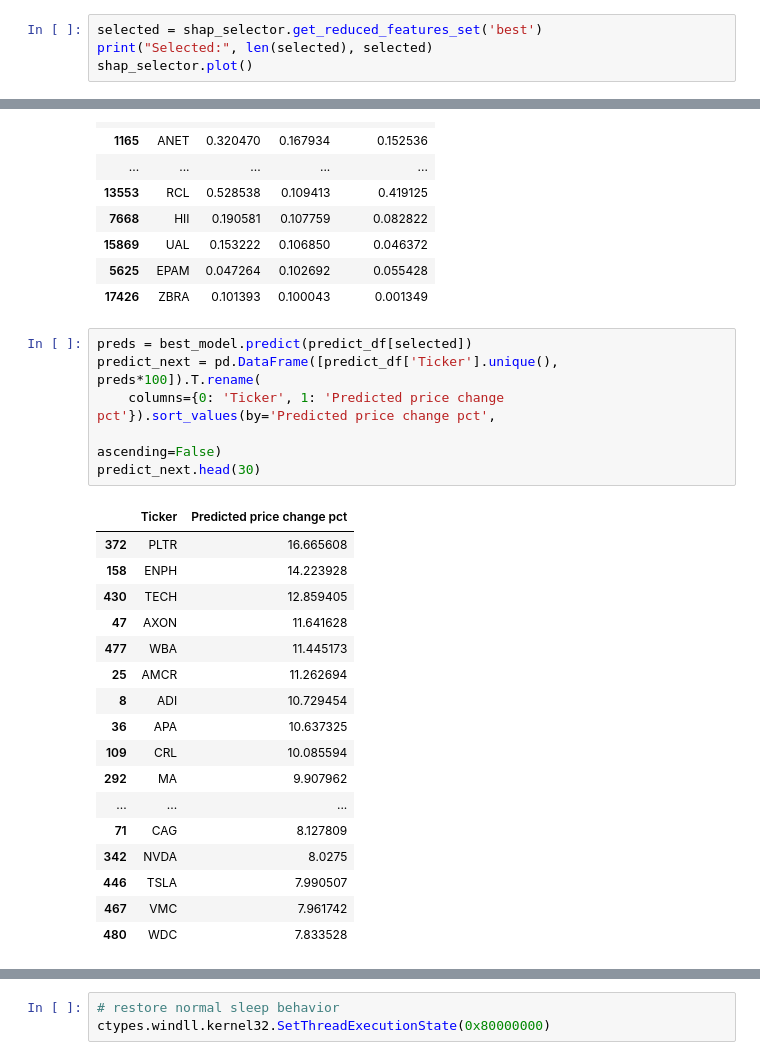
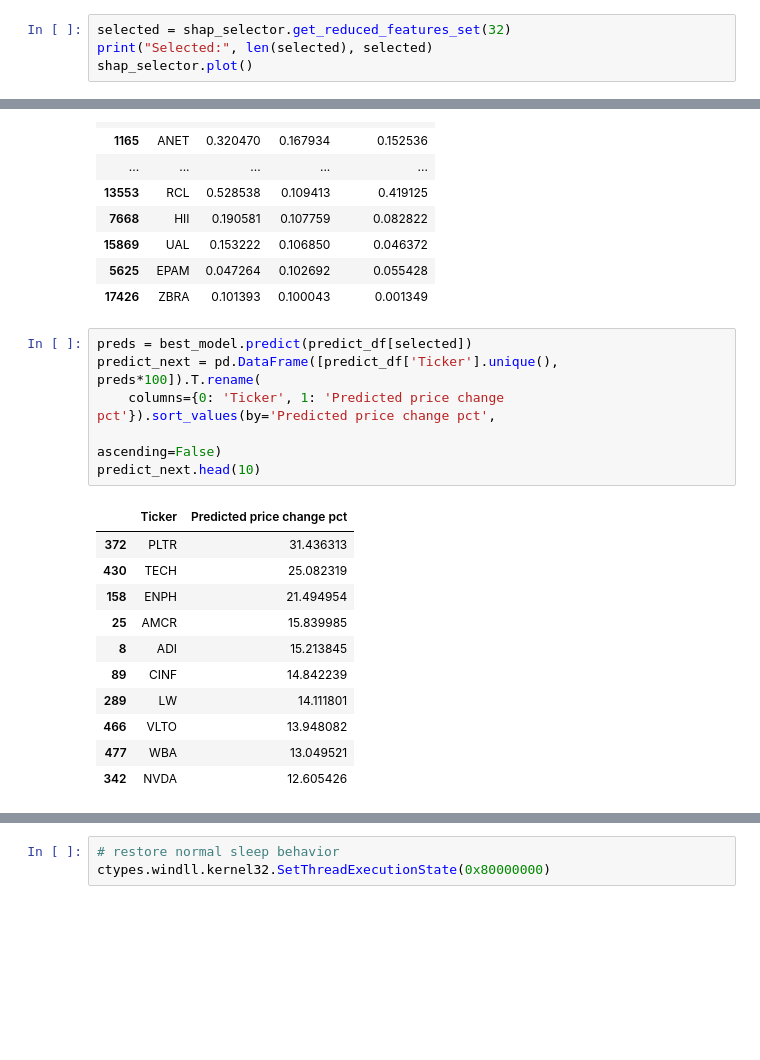
Before and after one commit to SerjWeesp/sp500, a Jupyter notebook: sp500_prediction.ipynb, the cells around one changed output, grey strips where cells are left out. Drawn from its saved outputs; the diff is of its cells as text; blank space fills up the shorter version.

```diff
--- a/sp500_prediction.ipynb
+++ b/sp500_prediction.ipynb
@@ -273,7 +270,7 @@ See the caveats in the documentation: https://pandas.pydata.org/pandas-docs/stab
   X[object_columns] = X[object_columns].astype("category")
 <probatus.feature_elimination.feature_elimination.ShapRFECV at 0x...>
 # %%
-selected = shap_selector.get_reduced_features_set('best')
+selected = shap_selector.get_reduced_features_set(32)
 print("Selected:", len(selected), selected)
 shap_selector.plot()
 # %% [output]
@@ -515,25 +512,19 @@ top_30_errors
 # %%
 preds = best_model.predict(predict_df[selected])
 predict_next = pd.DataFrame([predict_df['Ticker'].unique(), preds*100]).T.rename(
     columns={0: 'Ticker', 1: 'Predicted price change pct'}).sort_values(by='Predicted price change pct',
                                                                         ascending=False)
-predict_next.head(30)
+predict_next.head(10)
 # %% [output]
 |  | Ticker | Predicted price change pct |
-| 372 | PLTR | 16.665608 |
-| 158 | ENPH | 14.223928 |
-| 430 | TECH | 12.859405 |
-| 47 | AXON | 11.641628 |
-| 477 | WBA | 11.445173 |
-| 25 | AMCR | 11.262694 |
-| 8 | ADI | 10.729454 |
-| 36 | APA | 10.637325 |
-| 109 | CRL | 10.085594 |
-| 292 | MA | 9.907962 |
-| ... | ... | ... |
-| 71 | CAG | 8.127809 |
-| 342 | NVDA | 8.0275 |
-| 446 | TSLA | 7.990507 |
-| 467 | VMC | 7.961742 |
-| 480 | WDC | 7.833528 |
+| 372 | PLTR | 31.436313 |
+| 430 | TECH | 25.082319 |
+| 158 | ENPH | 21.494954 |
+| 25 | AMCR | 15.839985 |
+| 8 | ADI | 15.213845 |
+| 89 | CINF | 14.842239 |
+| 289 | LW | 14.111801 |
+| 466 | VLTO | 13.948082 |
+| 477 | WBA | 13.049521 |
+| 342 | NVDA | 12.605426 |
 # %%
```
Also changed, not shown: parts of 13 cells of this notebook, 1 other file.
